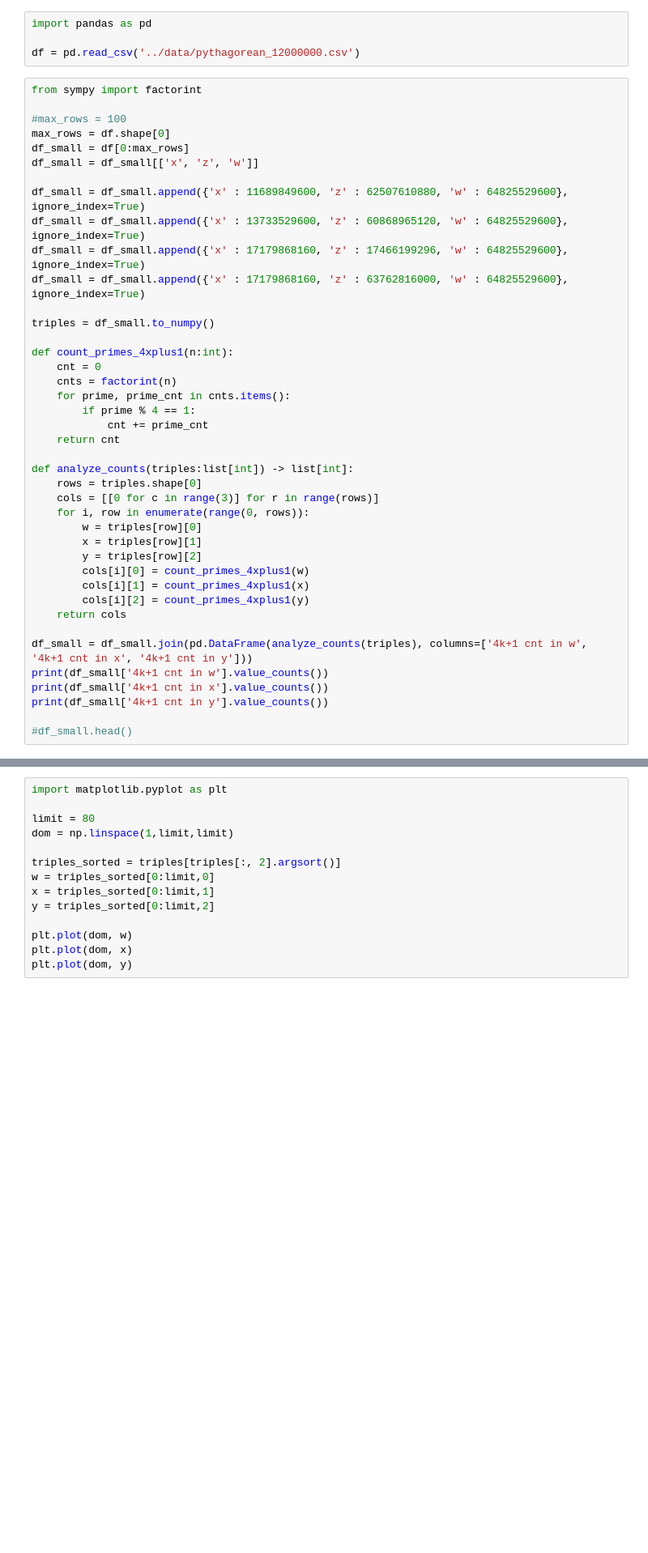
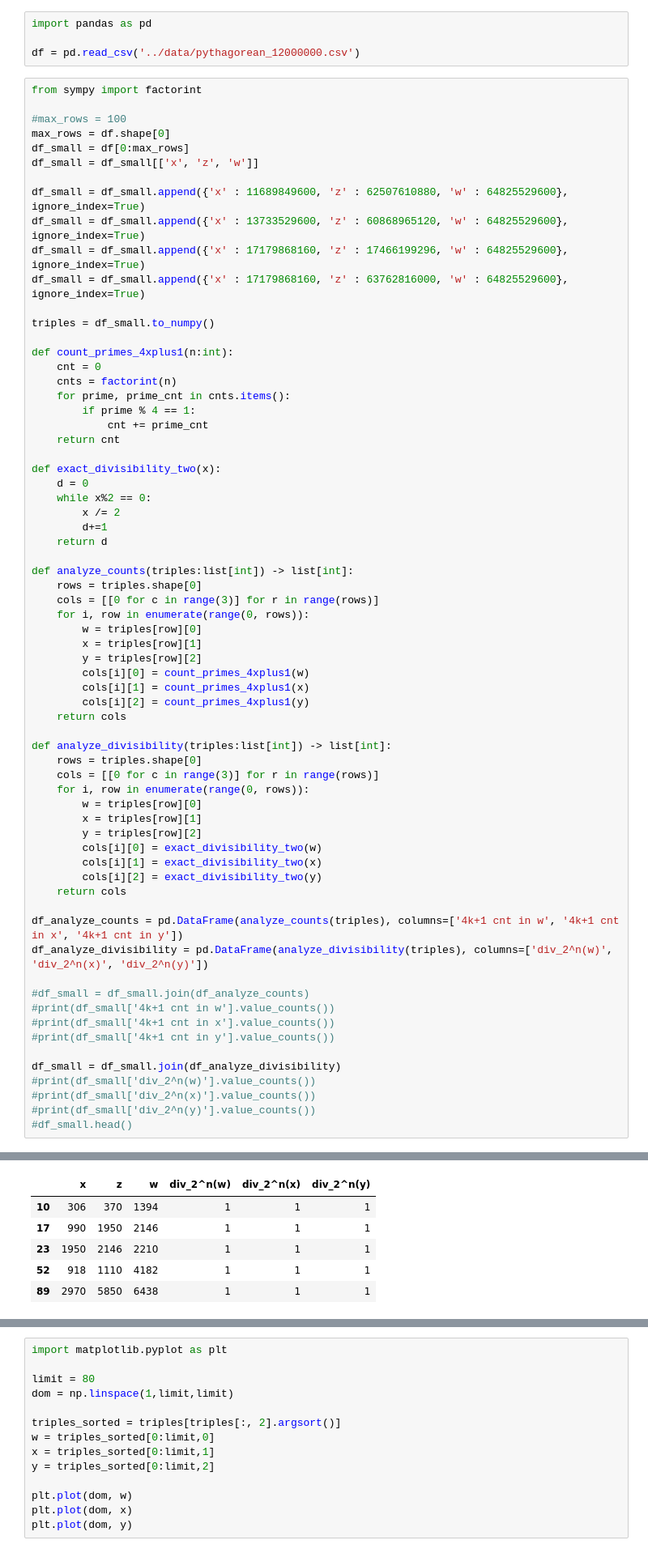
Before and after one commit to Sultanow/pythagorean, a Jupyter notebook: notebook/analyze_triples.ipynb, the cells around one changed output, grey strips where cells are left out. Shown: that part at 81% size. Cells and saved outputs as stored; diff of their text form; blank space fills up the shorter version.

```diff
--- a/notebook/analyze_triples.ipynb
+++ b/notebook/analyze_triples.ipynb
@@ -49,6 +49,13 @@ def count_primes_4xplus1(n:int):
             cnt += prime_cnt
     return cnt
 
+def exact_divisibility_two(x):
+    d = 0
+    while x%2 == 0:
+        x /= 2
+        d+=1
+    return d
+
 def analyze_counts(triples:list[int]) -> list[int]:
     rows = triples.shape[0]
     cols = [[0 for c in range(3)] for r in range(rows)]
@@ -61,10 +68,29 @@ def analyze_counts(triples:list[int]) -> list[int]:
         cols[i][2] = count_primes_4xplus1(y)
     return cols
 
-df_small = df_small.join(pd.DataFrame(analyze_counts(triples), columns=['4k+1 cnt in w', '4k+1 cnt in x', '4k+1 cnt in y']))
-print(df_small['4k+1 cnt in w'].value_counts())
-print(df_small['4k+1 cnt in x'].value_counts())
-print(df_small['4k+1 cnt in y'].value_counts())
+def analyze_divisibility(triples:list[int]) -> list[int]:
+    rows = triples.shape[0]
+    cols = [[0 for c in range(3)] for r in range(rows)]
+    for i, row in enumerate(range(0, rows)):
+        w = triples[row][0]
+        x = triples[row][1]
+        y = triples[row][2]
+        cols[i][0] = exact_divisibility_two(w)
+        cols[i][1] = exact_divisibility_two(x)
+        cols[i][2] = exact_divisibility_two(y)
+    return cols
 
+df_analyze_counts = pd.DataFrame(analyze_counts(triples), columns=['4k+1 cnt in w', '4k+1 cnt in x', '4k+1 cnt in y'])
+df_analyze_divisibility = pd.DataFrame(analyze_divisibility(triples), columns=['div_2^n(w)', 'div_2^n(x)', 'div_2^n(y)'])
+
+#df_small = df_small.join(df_analyze_counts)
+#print(df_small['4k+1 cnt in w'].value_counts())
+#print(df_small['4k+1 cnt in x'].value_counts())
+#print(df_small['4k+1 cnt in y'].value_counts())
+
+df_small = df_small.join(df_analyze_divisibility)
+#print(df_small['div_2^n(w)'].value_counts())
+#print(df_small['div_2^n(x)'].value_counts())
+#print(df_small['div_2^n(y)'].value_counts())
 #df_small.head()
 # %% [output]
@@ -87,0 +97,6 @@ Name: 4k+1 cnt in y, dtype: int64
+|  | x | z | w | div_2^n(w) | div_2^n(x) | div_2^n(y) |
+| 10 | 306 | 370 | 1394 | 1 | 1 | 1 |
+| 17 | 990 | 1950 | 2146 | 1 | 1 | 1 |
+| 23 | 1950 | 2146 | 2210 | 1 | 1 | 1 |
+| 52 | 918 | 1110 | 4182 | 1 | 1 | 1 |
+| 89 | 2970 | 5850 | 6438 | 1 | 1 | 1 |
```
Also changed, not shown: parts of 2 cells of this notebook.
